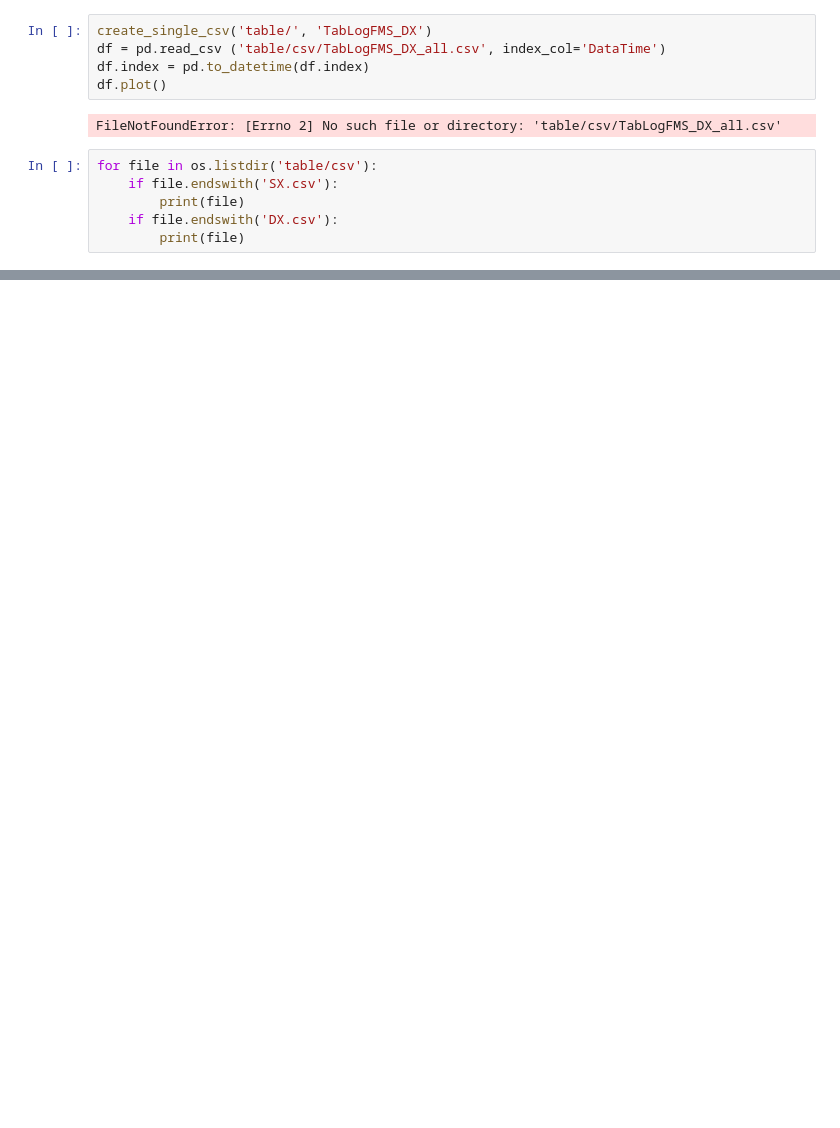
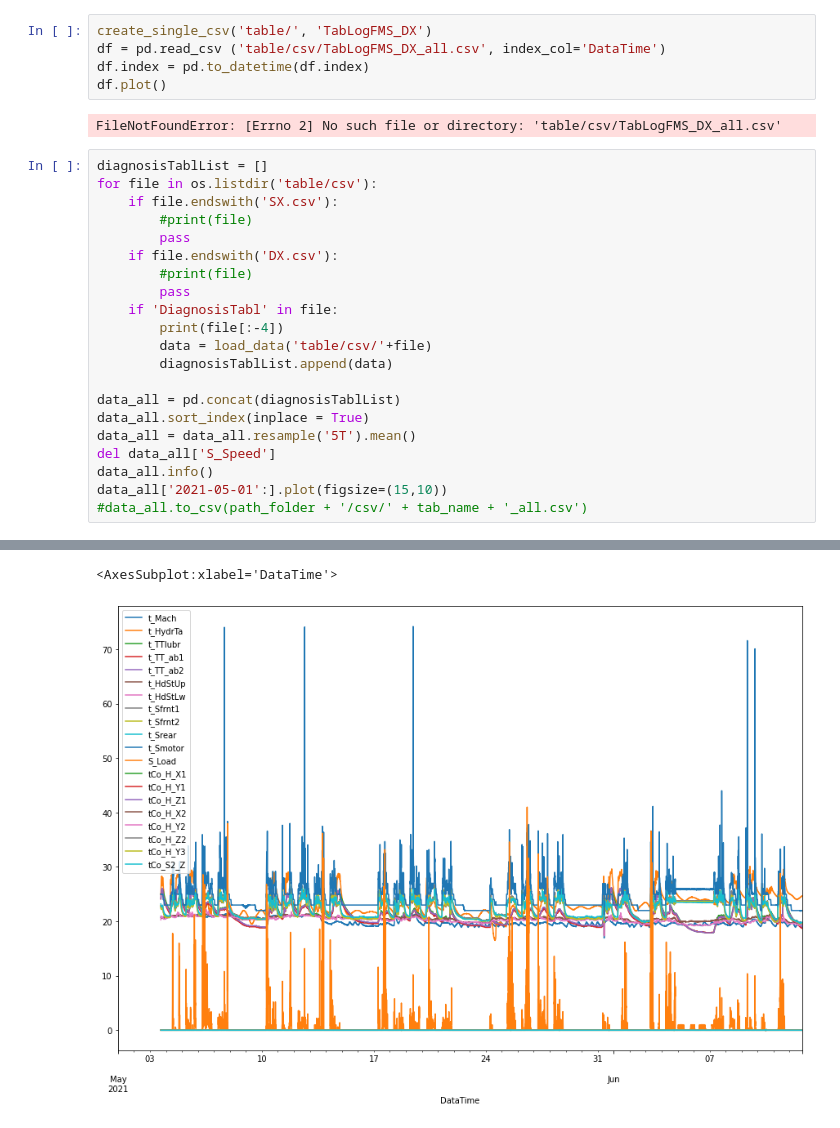
Before and after one commit to MatteoSid/Parpas-Data-Analisy, a Jupyter notebook: Analisi_sonde_temperature2.ipynb, the cells around one changed output, grey strips where cells are left out. Drawn from its saved outputs; the diff is of its cells as text; blank space fills up the shorter version.

```diff
--- a/Analisi_sonde_temperature2.ipynb
+++ b/Analisi_sonde_temperature2.ipynb
@@ -189,9 +213,24 @@ df.plot()
 # %% [output]
 FileNotFoundError: [Errno 2] No such file or directory: 'table/csv/TabLogFMS_DX_all.csv'
 # %%
+diagnosisTablList = []
 for file in os.listdir('table/csv'):
     if file.endswith('SX.csv'):
-        print(file)
+        #print(file)
+        pass
     if file.endswith('DX.csv'):
-        print(file)
+        #print(file)
+        pass
+    if 'DiagnosisTabl' in file:
+        print(file[:-4])
+        data = load_data('table/csv/'+file)
+        diagnosisTablList.append(data)
+
+data_all = pd.concat(diagnosisTablList)
+data_all.sort_index(inplace = True)
+data_all = data_all.resample('5T').mean()
+del data_all['S_Speed']
+data_all.info()
+data_all['2021-05-01':].plot(figsize=(15,10))
+#data_all.to_csv(path_folder + '/csv/' + tab_name + '_all.csv')
 # %% [output]
@@ -205,0 +254,2 @@ TabLogFMS2_DX.csv
+<AxesSubplot:xlabel='DataTime'>
+[figure, added]
```
Also changed, not shown: parts of 6 cells of this notebook, 43 other files.
